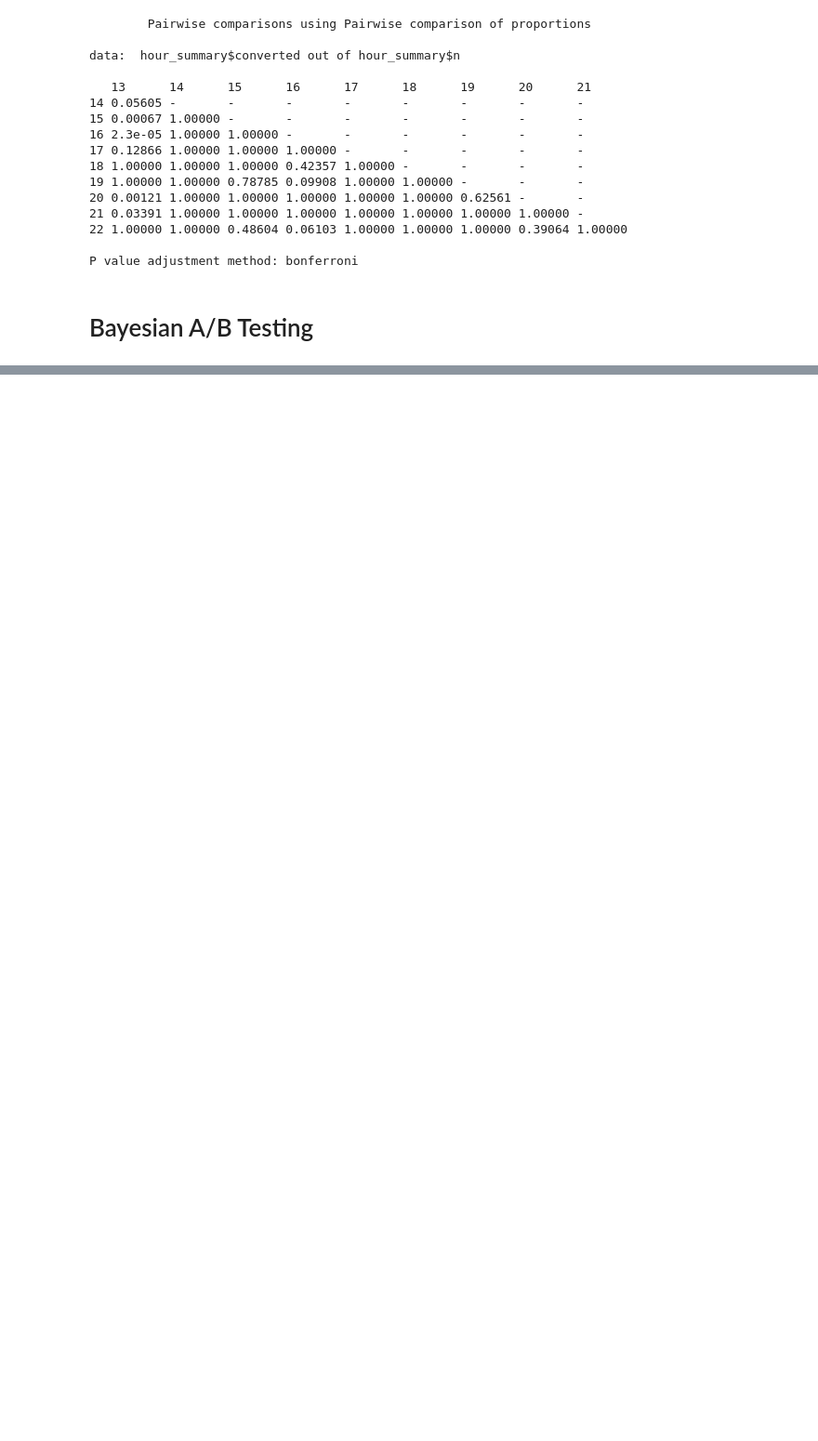
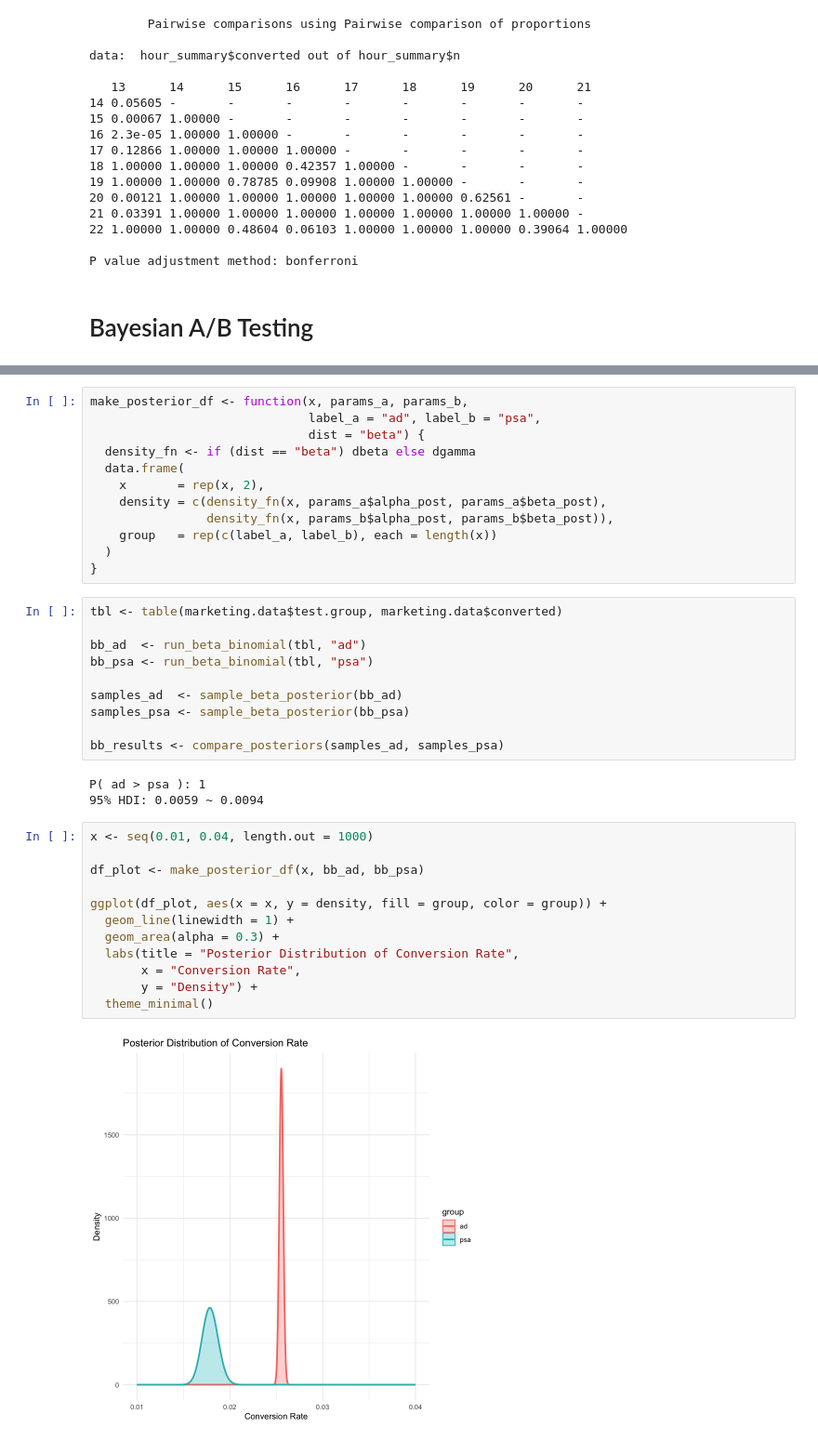
Before and after one commit to ShengPeiWilliam/marketing-ab-testing, a Jupyter notebook: code/marketing_analysis.ipynb, the cells around one changed output, grey strips where cells are left out. Shown at 93% size. Drawn from its saved outputs; the diff is of its cells as text; blank space fills up the shorter version.

```diff
--- a/code/marketing_analysis.ipynb
+++ b/code/marketing_analysis.ipynb
@@ -438,0 +435,39 @@ P value adjustment method: bonferroni
+# %%
+make_posterior_df <- function(x, params_a, params_b,
+                              label_a = "ad", label_b = "psa",
+                              dist = "beta") {
+  density_fn <- if (dist == "beta") dbeta else dgamma
+  data.frame(
+    x       = rep(x, 2),
+    density = c(density_fn(x, params_a$alpha_post, params_a$beta_post),
+                density_fn(x, params_b$alpha_post, params_b$beta_post)),
+    group   = rep(c(label_a, label_b), each = length(x))
+  )
+}
+# %%
+tbl <- table(marketing.data$test.group, marketing.data$converted)
+
+bb_ad  <- run_beta_binomial(tbl, "ad")
+bb_psa <- run_beta_binomial(tbl, "psa")
+
+samples_ad  <- sample_beta_posterior(bb_ad)
+samples_psa <- sample_beta_posterior(bb_psa)
+
+bb_results <- compare_posteriors(samples_ad, samples_psa)
+# %% [output]
+P( ad > psa ): 1
+95% HDI: 0.0059 ~ 0.0094
+# %%
+x <- seq(0.01, 0.04, length.out = 1000)
+
+df_plot <- make_posterior_df(x, bb_ad, bb_psa)
+
+ggplot(df_plot, aes(x = x, y = density, fill = group, color = group)) +
+  geom_line(linewidth = 1) +
+  geom_area(alpha = 0.3) +
+  labs(title = "Posterior Distribution of Conversion Rate",
+       x = "Conversion Rate",
+       y = "Density") +
+  theme_minimal()
+# %% [output]
+[figure, added]
```
Also changed, not shown: parts of 5 cells of this notebook.
